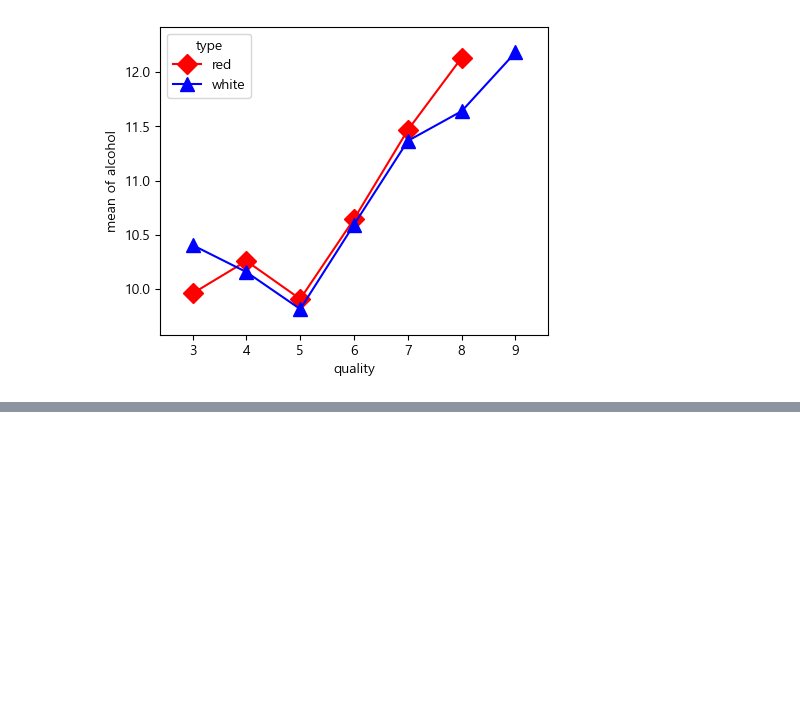
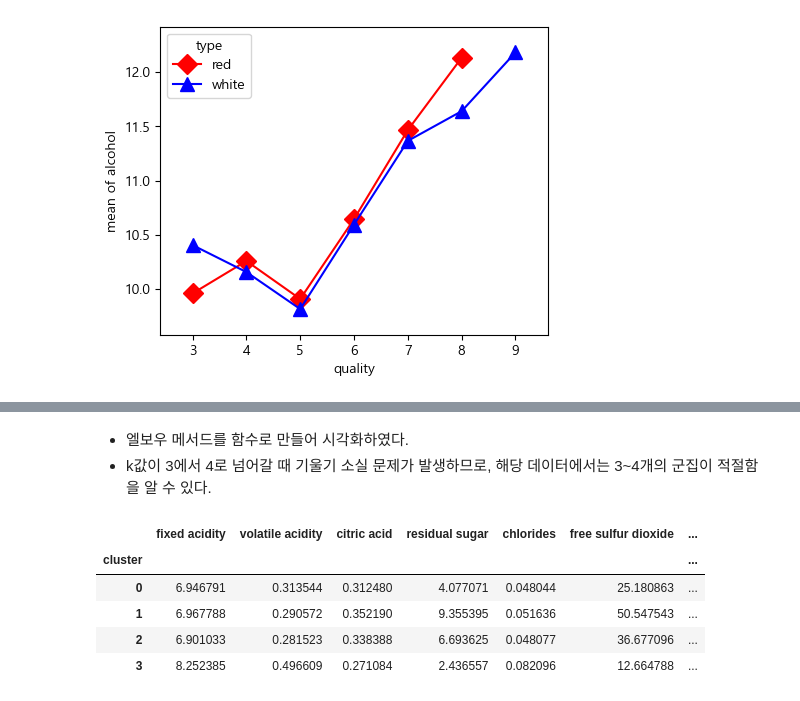
Before and after one commit to Park-Young-Bin/ADP_code, a Jupyter notebook: Dacon_와인 품질 분류.ipynb, the cells around one changed output, grey strips where cells are left out. Drawn from its saved outputs; the diff is of its cells as text; code cells hidden in the pictures; blank space fills up the shorter version.

```diff
--- a/Dacon_와인 품질 분류.ipynb
+++ b/Dacon_와인 품질 분류.ipynb
@@ -194,0 +266,20 @@ fig = interaction_plot(quality, types, alcohol, colors=['red', 'blue'], markers=
+# %% [markdown]
+- 엘보우 메서드를 함수로 만들어 시각화하였다.
+- k값이 3에서 4로 넘어갈 때 기울기 소실 문제가 발생하므로, 해당 데이터에서는 3~4개의 군집이 적절함을 알 수 있다.
+# %%
+# 최적의 k로 K-Means 군집화 실행
+km = KMeans(n_clusters=4, random_state=1)
+km.fit(X)
+
+# 할당된 군집을 train 데이터에 추가
+new_labels = km.labels_
+cluster_df = X.copy()
+cluster_df['cluster'] = new_labels
+cluster_df.groupby(['cluster']).mean().drop('type_white', axis=1)
+# %% [output]
+|  | fixed acidity | volatile acidity | citric acid | residual sugar | chlorides | free sulfur dioxide | ... |
+| cluster |  |  |  |  |  |  | ... |
+| 0 | 6.946791 | 0.313544 | 0.312480 | 4.077071 | 0.048044 | 25.180863 | ... |
+| 1 | 6.967788 | 0.290572 | 0.352190 | 9.355395 | 0.051636 | 50.547543 | ... |
+| 2 | 6.901033 | 0.281523 | 0.338388 | 6.693625 | 0.048077 | 36.677096 | ... |
+| 3 | 8.252385 | 0.496609 | 0.271084 | 2.436557 | 0.082096 | 12.664788 | ... |
```
Also changed, not shown: parts of 15 cells of this notebook.
